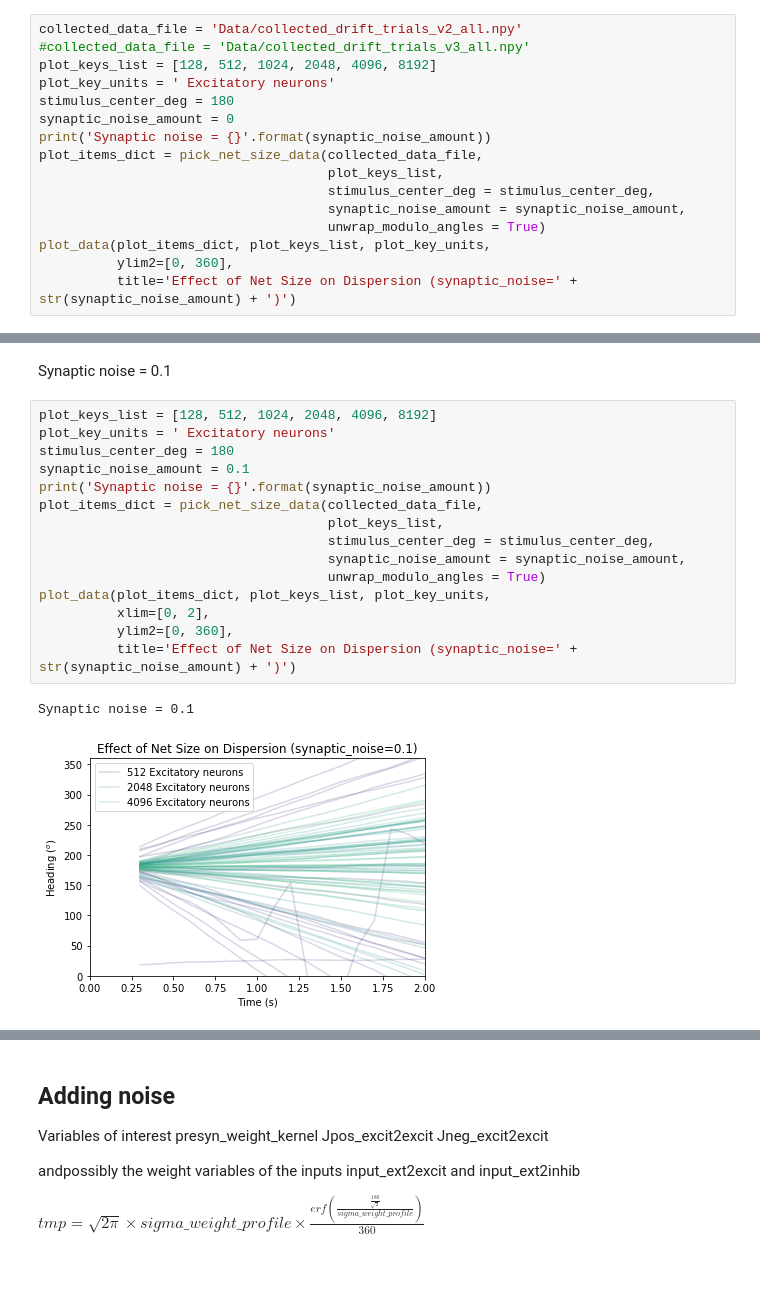
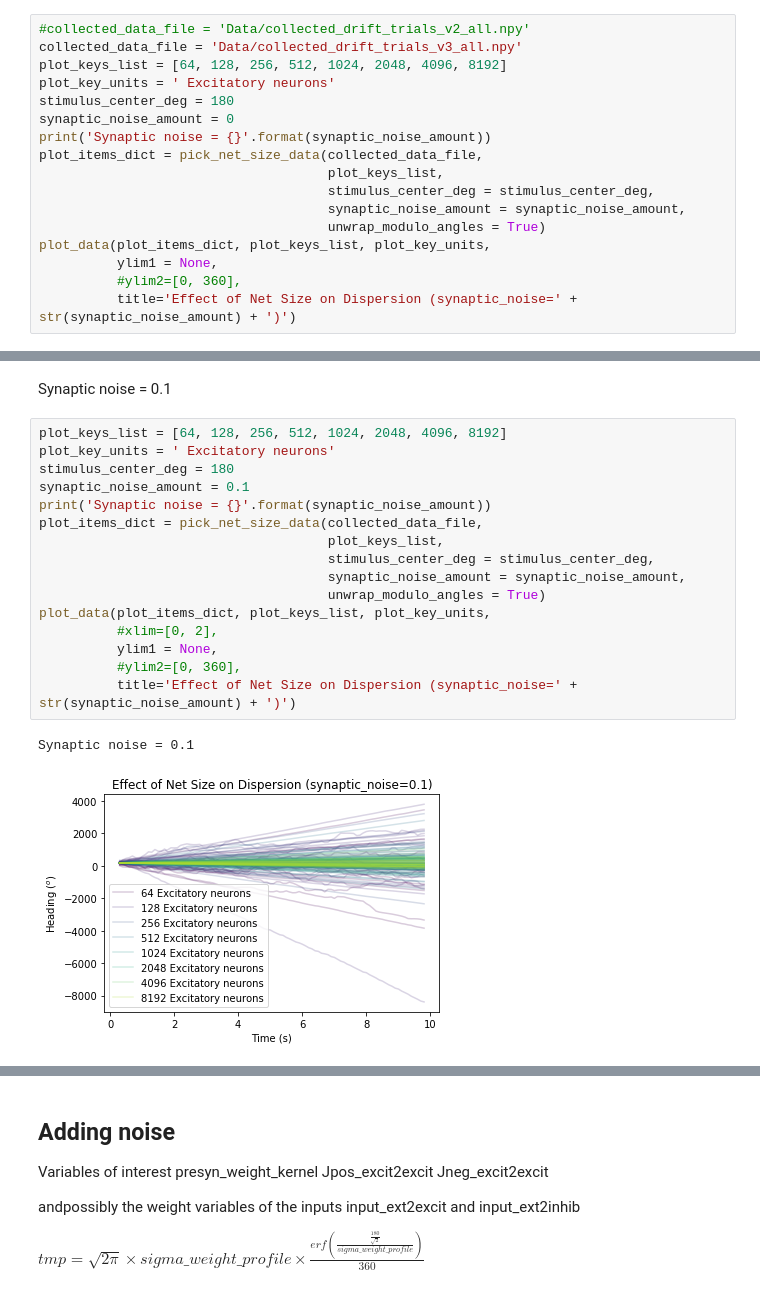
Before and after one commit to johnpi/Pisokas_Hennig_2022_Attractor_Based_Memory_old, a Jupyter notebook: line-attractor-spiking-neurodynexlib.ipynb, the cells around one changed output, grey strips where cells are left out. Cells and saved outputs as stored; diff of their text form.

```diff
--- a/line-attractor-spiking-neurodynexlib.ipynb
+++ b/line-attractor-spiking-neurodynexlib.ipynb
@@ -798,9 +798,9 @@ plot_data(plot_items_dict, plot_keys_list, plot_key_units,
 
 Synaptic noise = 0
 # %%
-collected_data_file = 'Data/collected_drift_trials_v2_all.npy'
-#collected_data_file = 'Data/collected_drift_trials_v3_all.npy'
-plot_keys_list = [128, 512, 1024, 2048, 4096, 8192]
+#collected_data_file = 'Data/collected_drift_trials_v2_all.npy'
+collected_data_file = 'Data/collected_drift_trials_v3_all.npy'
+plot_keys_list = [64, 128, 256, 512, 1024, 2048, 4096, 8192]
 plot_key_units = ' Excitatory neurons'
 stimulus_center_deg = 180
 synaptic_noise_amount = 0
@@ -811,7 +811,8 @@ plot_items_dict = pick_net_size_data(collected_data_file,
                                      synaptic_noise_amount = synaptic_noise_amount,
                                      unwrap_modulo_angles = True)
 plot_data(plot_items_dict, plot_keys_list, plot_key_units,
-          ylim2=[0, 360],
+          ylim1 = None,
+          #ylim2=[0, 360],
           title='Effect of Net Size on Dispersion (synaptic_noise=' + str(synaptic_noise_amount) + ')')
 # %% [output]
 Synaptic noise = 0
@@ -842,20 +850,21 @@ Synaptic noise = 0.01
 # %% [markdown]
 Synaptic noise = 0.1
 # %%
-plot_keys_list = [128, 512, 1024, 2048, 4096, 8192]
+plot_keys_list = [64, 128, 256, 512, 1024, 2048, 4096, 8192]
 plot_key_units = ' Excitatory neurons'
 stimulus_center_deg = 180
 synaptic_noise_amount = 0.1
 print('Synaptic noise = {}'.format(synaptic_noise_amount))
 plot_items_dict = pick_net_size_data(collected_data_file,
                                      plot_keys_list,
                                      stimulus_center_deg = stimulus_center_deg,
                                      synaptic_noise_amount = synaptic_noise_amount,
                                      unwrap_modulo_angles = True)
 plot_data(plot_items_dict, plot_keys_list, plot_key_units,
-          xlim=[0, 2],
-          ylim2=[0, 360],
+          #xlim=[0, 2],
+          ylim1 = None,
+          #ylim2=[0, 360],
           title='Effect of Net Size on Dispersion (synaptic_noise=' + str(synaptic_noise_amount) + ')')
 # %% [output]
 Synaptic noise = 0.1
-[figure, old version]
+[figure, new version]
```
Also changed, not shown: parts of 10 cells of this notebook.
